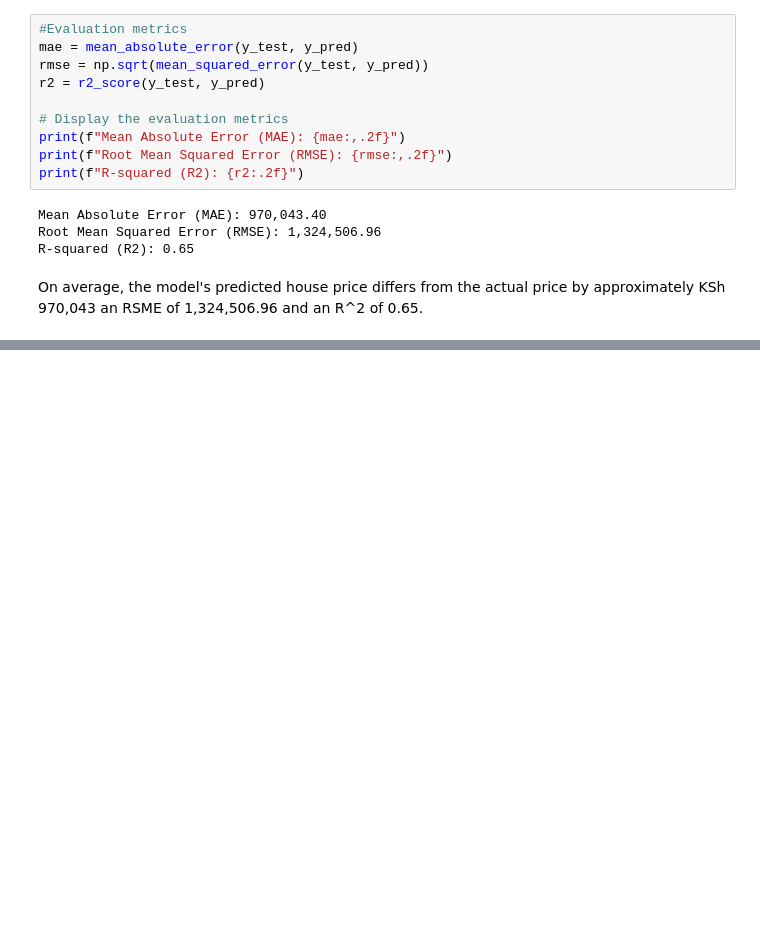
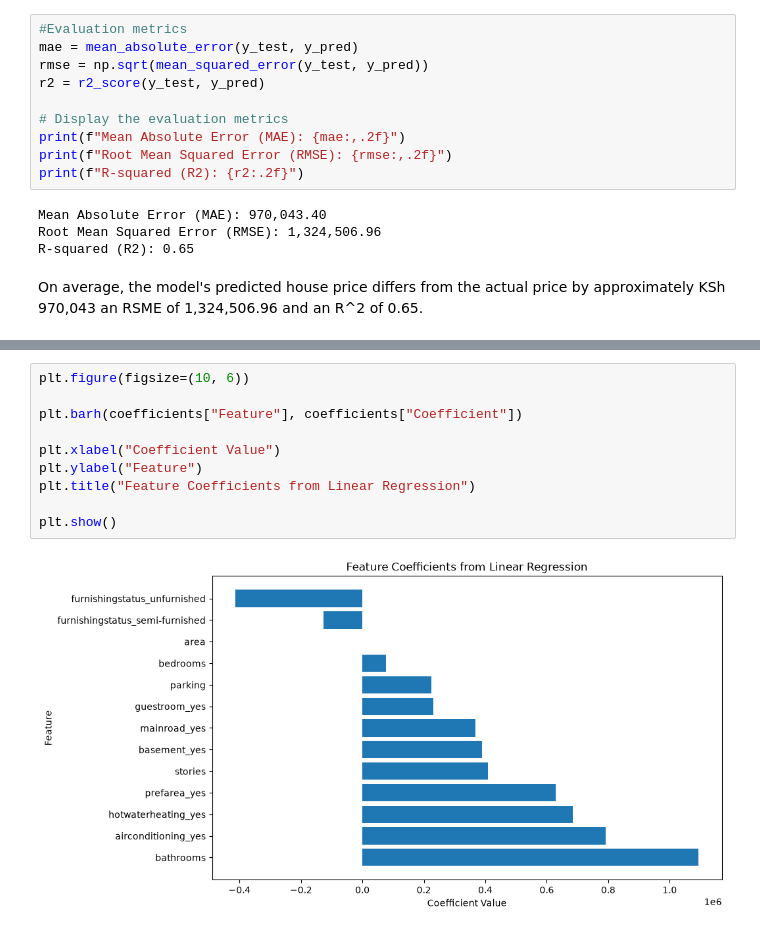
Before and after one commit to Mal-archLumi/analystLab-africa-datascience-internship, a Jupyter notebook: notebooks/week4_house_linear_regression.ipynb, the cells around one changed output, grey strips where cells are left out. Drawn from its saved outputs; the diff is of its cells as text; blank space fills up the shorter version.

Commit message:
Week four, logistic and linear regression

```diff
--- a/notebooks/week4_house_linear_regression.ipynb
+++ b/notebooks/week4_house_linear_regression.ipynb
@@ -210,0 +224,12 @@ NameError: name 'coefficients' is not defined
+# %%
+plt.figure(figsize=(10, 6))
+
+plt.barh(coefficients["Feature"], coefficients["Coefficient"])
+
+plt.xlabel("Coefficient Value")
+plt.ylabel("Feature")
+plt.title("Feature Coefficients from Linear Regression")
+
+plt.show()
+# %% [output]
+[figure, added]
```
Also changed, not shown: parts of 3 cells of this notebook, 1 other file.
